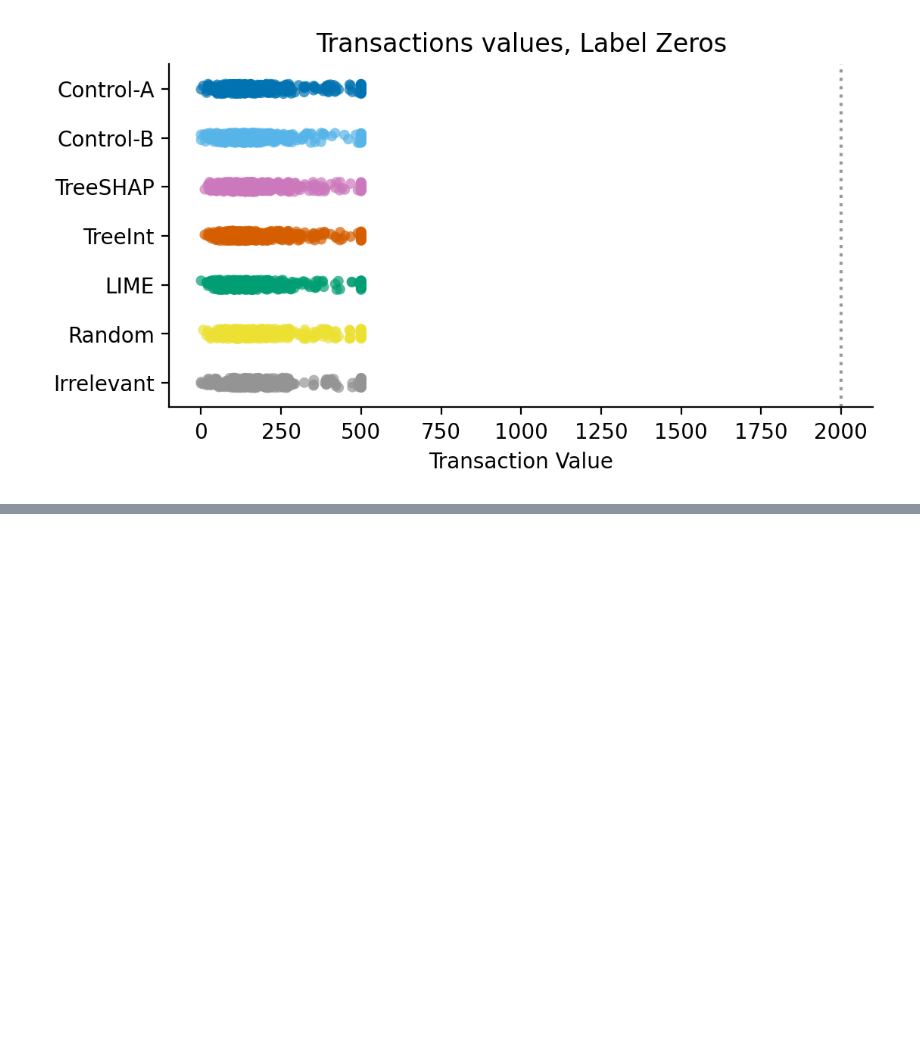
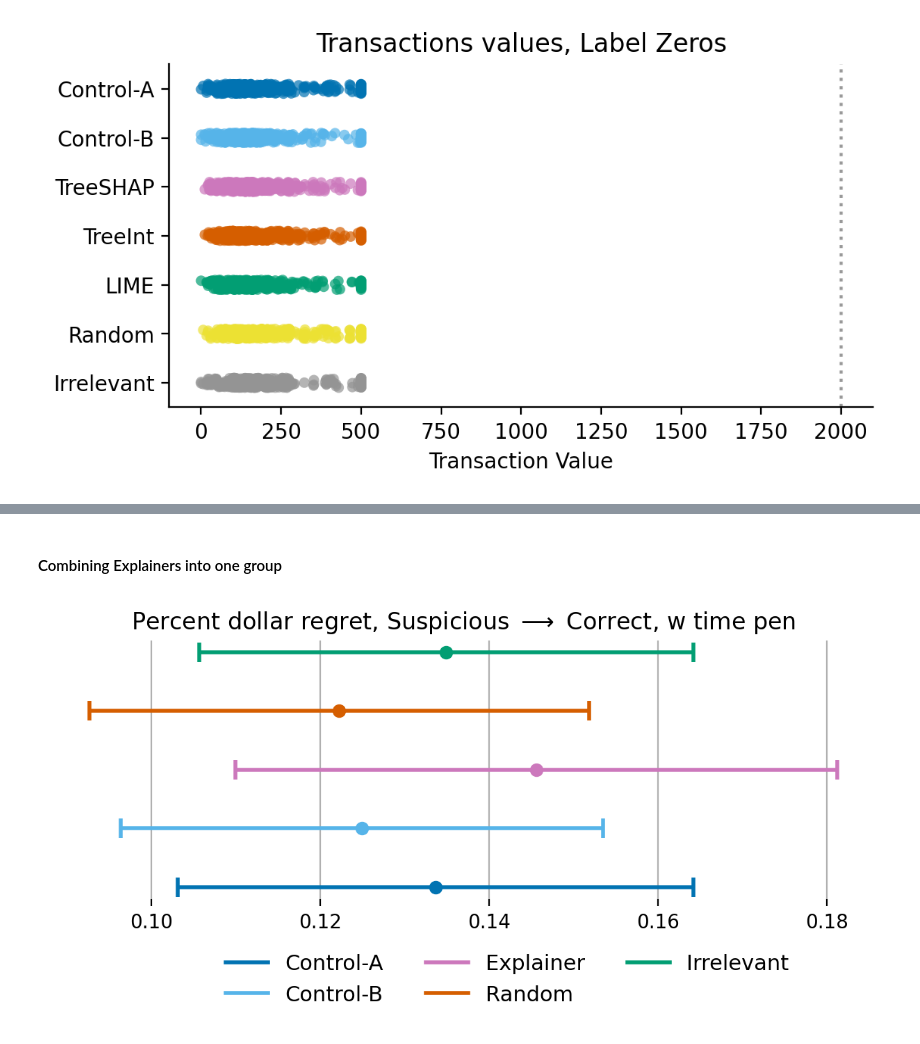
Before and after one commit to dssg/feedzai-analysis, a Jupyter notebook: facct22/notebooks/operational_metrics.ipynb, the cells around one changed output, grey strips where cells are left out. Cells and saved outputs as stored; diff of their text form; code cells hidden in the pictures; blank space fills up the shorter version.

```diff
--- a/facct22/notebooks/operational_metrics.ipynb
+++ b/facct22/notebooks/operational_metrics.ipynb
@@ -868,0 +951,31 @@ t = axes.set_ylabel('')
+# %% [markdown]
+#### Combining Explainers into one group
+# %%
+def group_explainers(row):
+    if row['group'] in {'LIME', 'TreeSHAP', 'TreeInt'}:
+        return 'Explainer'
+    else:
+        return row['group']
+
+
+all_decisions['group2'] = all_decisions.apply(lambda x: group_explainers(x), axis=1)
+# %%
+params={
+    'fn': -1,
+    'p_loss_trx': 0.3, # prob of losing this transaction
+    'cust_worth': 0, # The long term customer worth as a coefficiant of the trx val
+    'p_loss_cust': 0.1, # probablity of losing the customer due to the rejection
+    'p_return_cust': 0.1, # probability of the customer creating future worth as we expect
+    'suspicious_add_time': 600
+}
+# %%
+df = pdr(all_decisions, params, 'correct', ['group2'], n_samples=500, n_iterations=100).rename(columns={'group2':'group'})
+plot_order = ['Control-A', 'Control-B', 'Explainer', 'Random', 'Irrelevant']
+plot_metrics2(
+    df, plot_order, colors,
+    title='Percent dollar regret, Suspicious $\longrightarrow$ Correct, w time pen',
+    legend=True,
+#     xlim=[0.05, 0.30]
+)
+# %% [output]
+[figure, added]
```
Also changed, not shown: parts of 16 cells of this notebook.
